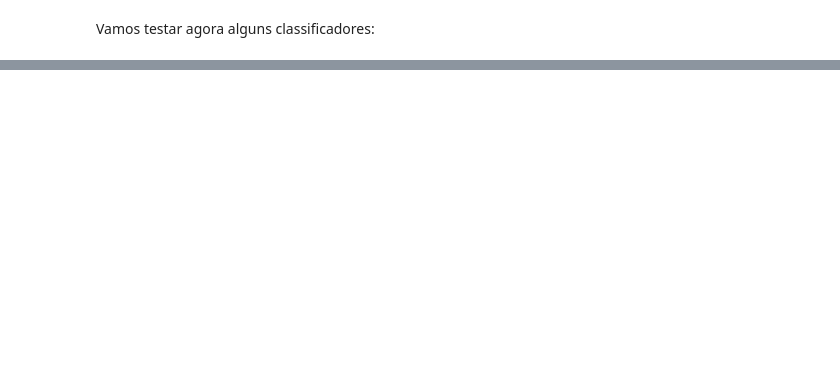
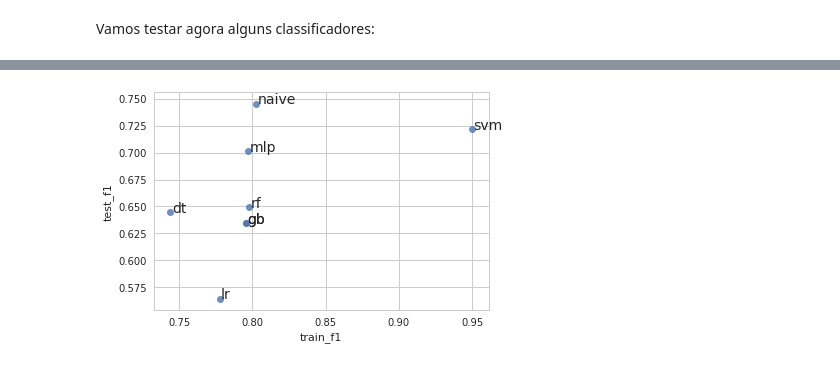
Before and after one commit to hugolouzada/DigitalTwinWorldCup, a Jupyter notebook: DTWorldCup.ipynb, the cells around one changed output, grey strips where cells are left out. Drawn from its saved outputs; the diff is of its cells as text; code cells hidden in the pictures; blank space fills up the shorter version.

```diff
--- a/DTWorldCup.ipynb
+++ b/DTWorldCup.ipynb
@@ -270,0 +614,5 @@ Fitting 5 folds for each of 990 candidates, totalling 4950 fits
+# %%
+ax = sns.regplot(x=brasil_clf_df["train_f1"], y=brasil_clf_df["test_f1"],fit_reg=False,label="log da pnad")
+label_point(brasil_clf_df["train_f1"], brasil_clf_df["test_f1"], brasil_clf_df["classifier"], ax)
+# %% [output]
+[figure, added]
```
Also changed, not shown: parts of 46 cells of this notebook.
